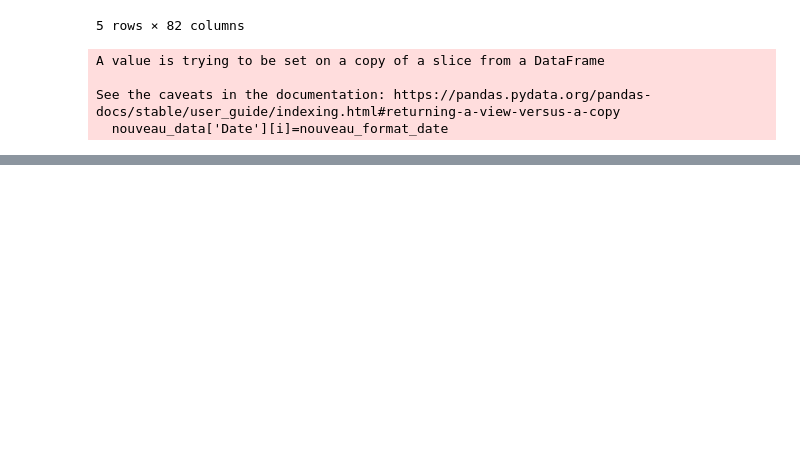
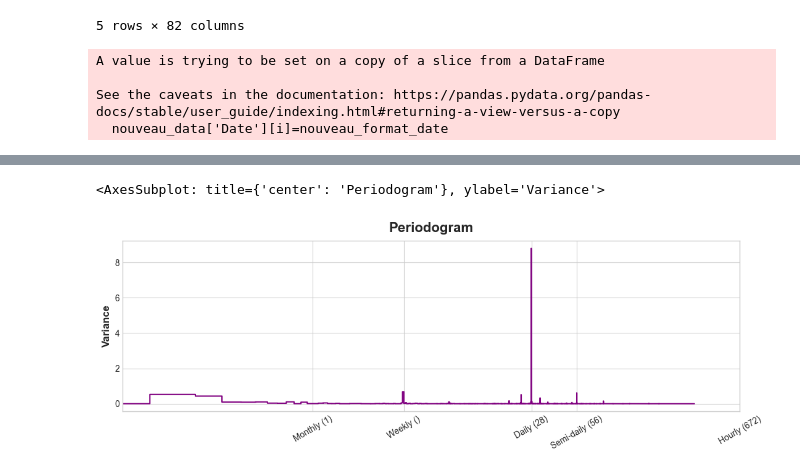
Before and after one commit to maceoduriez/Datathon_BCG_colissiMONSTRE, a Jupyter notebook: datathon_bcg/notebooks/Louis.ipynb, the cells around one changed output, grey strips where cells are left out. Cells and saved outputs as stored; diff of their text form; code cells hidden in the pictures; blank space fills up the shorter version.

```diff
--- a/datathon_bcg/notebooks/Louis.ipynb
+++ b/datathon_bcg/notebooks/Louis.ipynb
@@ -207,0 +339,4 @@ meteo['Date'][0]
+# %%
+df=traiter_donnees(pd.read_csv(r"C:\Users\louis\OneDrive\Documents\CS\BCG Datathon\Datathon_BCG_colissiMONSTRE\datathon_bcg\data\sts_2023.csv", delimiter=';'), arc='sts')
+df=remplacer_valeurs_manquantes_par_decalage(df)
+df=df.drop(columns=['Libelle','etat_arc'])
@@ -207,0 +416,30 @@ meteo['Date'][0]
+# %%
+def plot_periodogram(ts, detrend='linear', ax=None):
+    from scipy.signal import periodogram
+    fs = pd.Timedelta("28D") / pd.Timedelta("1H")
+    freqencies, spectrum = periodogram(
+        ts,
+        fs=fs,
+        detrend=detrend,
+        window="boxcar",
+        scaling='spectrum',
+    )
+    if ax is None:
+        _, ax = plt.subplots()
+    ax.step(freqencies, spectrum, color="purple")
+    ax.set_xscale("log")
+    ax.set_xticks([1, 4, 28, 56, 672])
+    ax.set_xticklabels(
+        [
+            "Monthly (1)",
+            "Weekly ()",
+            "Daily (28)",
+            "Semi-daily (56)",
+            "Hourly (672)",
+        ],
+        rotation=30,
+    )
+    ax.ticklabel_format(axis="y", style="sci", scilimits=(0, 0))
+    ax.set_ylabel("Variance")
+    ax.set_title("Periodogram")
+    return ax
@@ -207,0 +498,8 @@ meteo['Date'][0]
+# %%
+y = df.copy()
+y = remplacer_valeurs_manquantes_par_decalage(y)
+y.fillna(0, inplace=True)
+plot_periodogram(y.taux_occupation)
+# %% [output]
+<AxesSubplot: title={'center': 'Periodogram'}, ylabel='Variance'>
+[figure, added]
```
Also changed, not shown: parts of 34 cells of this notebook.
